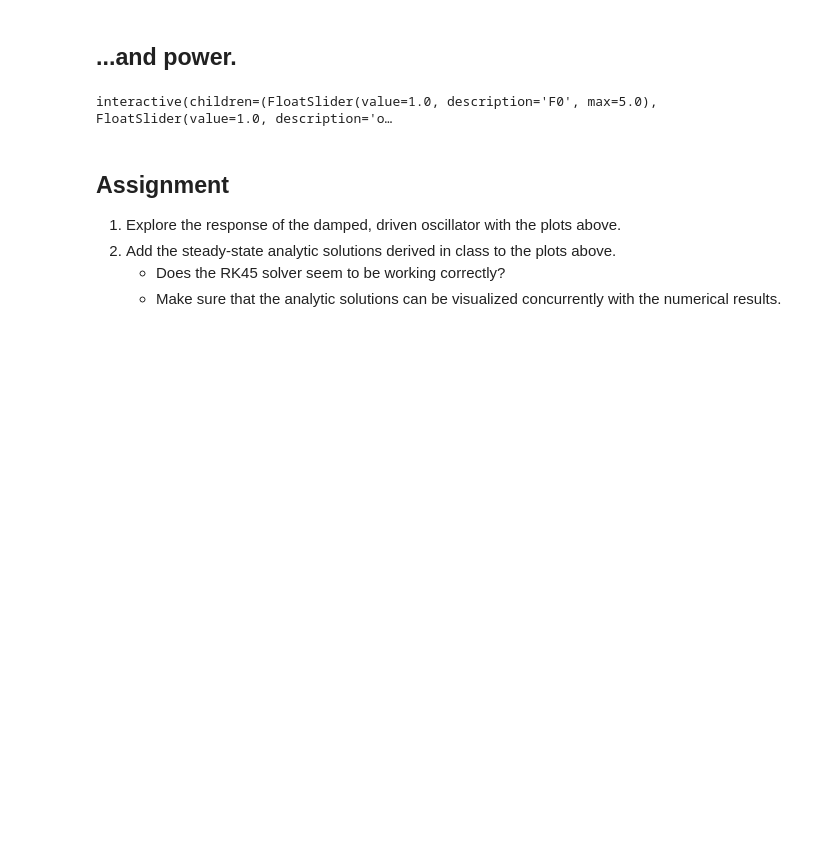
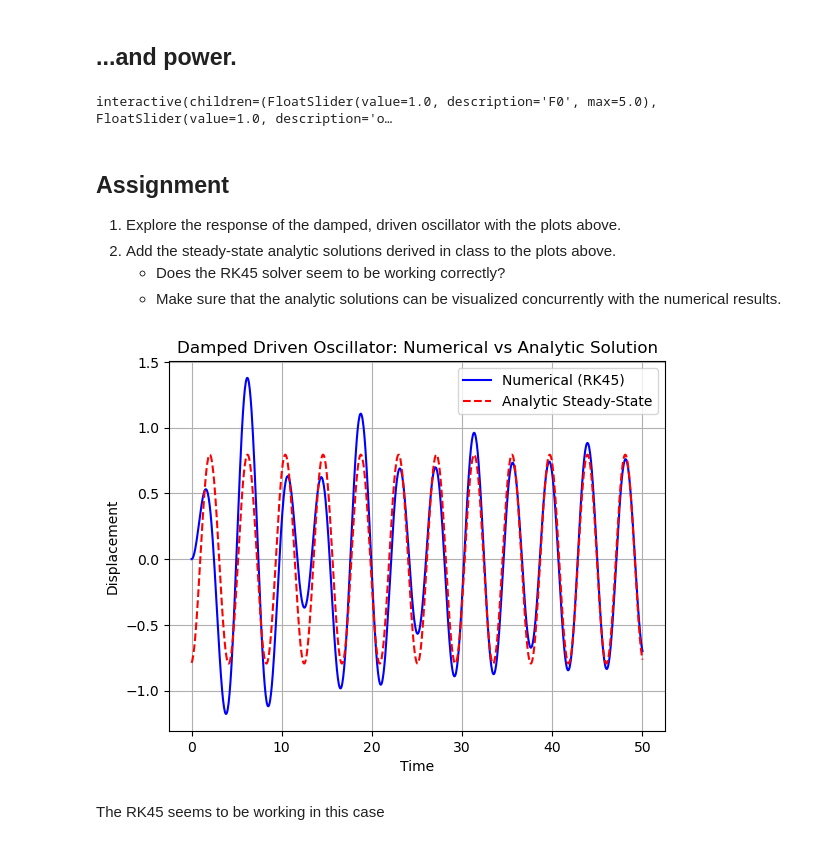
Before and after one commit to Phys3510-Fall2024/ivps-with-scipy-DEZMON-SCOTT, a Jupyter notebook: damped-drive-oscillator.ipynb, the cells around one changed output. Saved outputs shown, nothing was run; the diff lists cells and outputs as text; code cells hidden in the pictures; blank space fills up the shorter version.

```diff
--- a/damped-drive-oscillator.ipynb
+++ b/damped-drive-oscillator.ipynb
@@ -283,3 +283,55 @@ interactive(children=(FloatSlider(value=1.0, description='F0', max=5.0), FloatSl
 2. Add the steady-state analytic solutions derived in class to the plots above.
     * Does the RK45 solver seem to be working correctly?
     * Make sure that the analytic solutions can be visualized concurrently with the numerical results.
+# %%
+import numpy as np
+import matplotlib.pyplot as plt
+from scipy.integrate import solve_ivp
+
+# Parameters
+m = 1.0  # mass
+c = 0.1  # damping coefficient
+k = 1.0  # spring constant
+F0 = 1.0  # driving force amplitude
+omega = 1.5  # driving frequency
+omega0 = np.sqrt(k / m)  # natural frequency
+zeta = c / (2 * np.sqrt(m * k))  # damping ratio
+
+# Define the ODE as a system of first-order equations
+def damped_driven_oscillator(t, y):
+    x, v = y
+    dxdt = v
+    dvdt = (F0 * np.cos(omega * t) - c * v - k * x) / m
+    return [dxdt, dvdt]
+
+# Initial conditions: x(0) = 0, v(0) = 0
+y0 = [0.0, 0.0]
+
+# Time points
+t_span = (0, 50)
+t_eval = np.linspace(0, 50, 1000)
+
+# Solve the system numerically using RK45 solver
+sol = solve_ivp(damped_driven_oscillator, t_span, y0, method='RK45', t_eval=t_eval)
+
+# Analytical steady-state solution
+def analytic_solution(t):
+    A = F0 / (m * np.sqrt((omega0**2 - omega**2)**2 + (2 * zeta * omega0 * omega)**2))
+    delta = np.arctan2(2 * zeta * omega0 * omega, omega0**2 - omega**2)
+    return A * np.cos(omega * t - delta)
+
+# Plotting
+plt.plot(sol.t, sol.y[0], label="Numerical (RK45)", color='blue')
+plt.plot(t_eval, analytic_solution(t_eval), label="Analytic Steady-State", linestyle='--', color='red')
+
+# Labels and legend
+plt.xlabel('Time')
+plt.ylabel('Displacement')
+plt.title('Damped Driven Oscillator: Numerical vs Analytic Solution')
+plt.legend()
+plt.grid(True)
+plt.show()
+# %% [output]
+[figure, added]
+# %% [markdown]
+The RK45 seems to be working in this case
```
